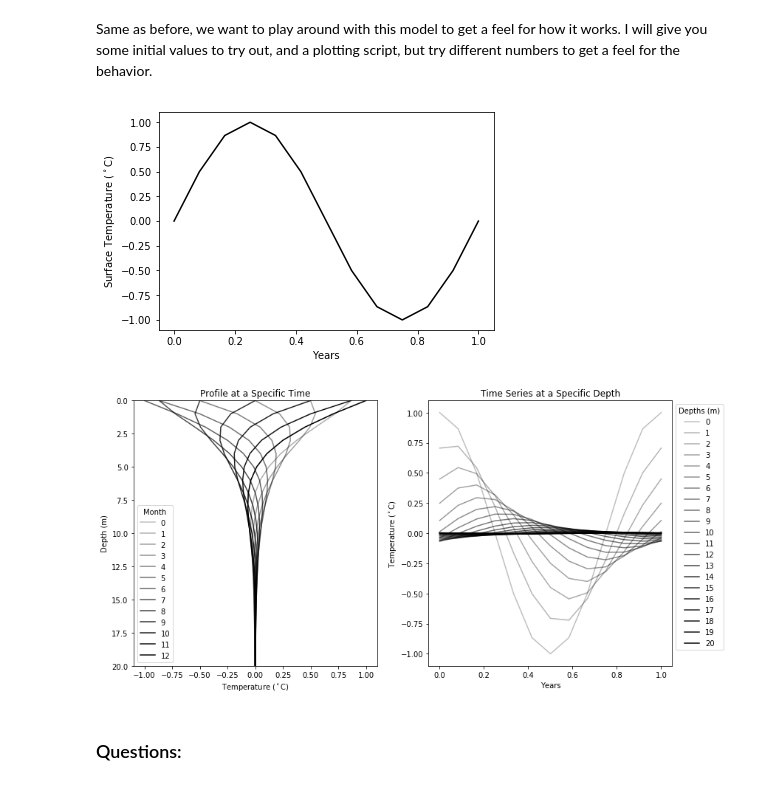
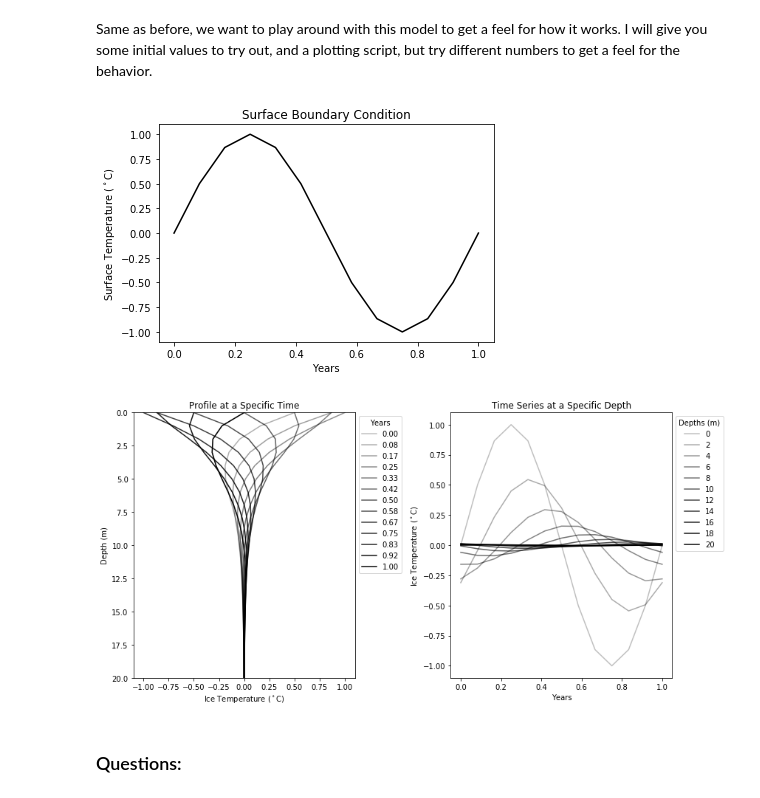
Before and after one commit to benhills/HeatTransfer_Teaching, a Jupyter notebook: HeatTransfer_ESS431.ipynb, the cells around one changed output. Cells and saved outputs as stored; diff of their text form; code cells hidden in the pictures.

Commit message:
Change some plotting parameters to make the flow easier.

```diff
--- a/HeatTransfer_ESS431.ipynb
+++ b/HeatTransfer_ESS431.ipynb
@@ -28,8 +28,10 @@ import matplotlib.pyplot as plt
 # %%
 ### Don't Change ###
 
+spy  = 60.*60.*24.*365.24    # seconds per year (s yr-1)
 # Analytical solution for the surface perturbation
 def surfacePerturbation(T0,dT,t,z,alpha):
+    t *= spy
     from scipy.special import erfc
     # equation 2.4-7 from Carslaw and Jaegar (1959)
     T = T0 + dT*erfc(abs(z)/(2.*np.sqrt(alpha*t)))
@@ -42,8 +44,7 @@ Try running this function and making a figure! Everything is set up for you belo
 # Set up the problem with these constants
 T0 = 0.                      # Initial Temperature
 dT = 1.                      # Temperature Change
-spy  = 60.*60.*24.*365.24    # seconds per year (s yr-1)
-t = 1*spy                    # time in years
+t = 1.                       # time in years
 zs = np.arange(0,100,0.1)    # a set of distances
 alpha = 1.09e-6              # Thermal Diffusivity of Ice (m2 s-1), if you change this the actual value is 1.09e-6
 
@@ -86,62 +87,66 @@ def harmonicSurface(T0,Ta,t,z,omega,alpha=alpha):
     omega *= 2.*np.pi
     alpha *= spy
     # equation 2.6-8 from Carslaw and Jaegar (1959)
-    T = T0 + Ta * np.exp(-z*np.sqrt(omega/(2.*alpha))) * np.cos((omega*t)-z*np.sqrt(omega/(2*alpha)))
+    T = T0 + Ta * np.exp(-z*np.sqrt(omega/(2.*alpha))) * np.sin((omega*t)-z*np.sqrt(omega/(2*alpha)))
     return T
 # %% [markdown]
 Same as before, we want to play around with this model to get a feel for how it works. I will give you some initial values to try out, and a plotting script, but try different numbers to get a feel for the behavior.
 # %%
 ### Please Change! ###
 
 # Set up the problem with these constants
 T0 = 0.                       # mean temperature
 Ta = 1.                       # amplitude of temperature variations
 ts = np.linspace(0,1,13)      # time in years (13 so that we plot one profile for each month and an extra for '0')
 zs = np.arange(0,21,1)        # a set of distances in meters
 omega = 1.                    # frequency of oscillation (cycles per yr)
 
+n_profiles = 10               # number of profiles to plot
+
 #########################################################################################
 
 ### Don't Change ###
 
 # First we should plot our surface boundary condition
+
+plt.figure()
+plt.title('Surface Boundary Condition')
 plt.plot(ts,T0+Ta*np.sin(2.*np.pi*omega*ts),'k');
 plt.ylabel('Surface Temperature ($^\circ$C)')
 plt.xlabel('Years');
+
+# Then plot the Ice Temperatures
+
+plt.figure(figsize=(12,6))
+ax1 = plt.subplot(121)
+# Run and plot for all the times
+for t in ts[::len(ts)/n_profiles]:
+    # Run the function
+    T = harmonicSurface(T0,Ta,t,zs,omega)
+    # Plot
+    plt.plot(T,zs,'k',alpha=0.25+0.75*(t/max(ts)),label='%.2f'%(t))
+
+plt.legend(title='Years',bbox_to_anchor=(1, 1))
+plt.ylabel('Depth (m)');
+plt.xlabel('Ice Temperature ($^\circ$C)');
+plt.ylim(max(zs),min(zs));
+plt.title('Profile at a Specific Time')
+
+ax2 = plt.subplot(122)
+# Plot the time series for all depths
+for z in zs[::len(zs)/n_profiles]:
+    T = harmonicSurface(T0,Ta,ts,z,omega)
+    # Plot
+    plt.plot(ts,T,'k',alpha=0.25+0.75*float(z)/max(zs),label='%.0f'%z)
+
+plt.legend(title='Depths (m)',bbox_to_anchor=(1, 1))
+plt.ylabel('Ice Temperature ($^\circ$C)');
+plt.xlabel('Years');
+plt.title('Time Series at a Specific Depth');
+plt.tight_layout()
 # %% [output]
-[figure, old version]
+[figure, new version]
+[figure, added]
-# %%
-### Don't Change ###
-
-plt.figure(figsize=(12,6))
-ax1 = plt.subplot(121)
-# Run and plot for all the times
-for t in ts:
-    # Run the function
-    T = harmonicSurface(T0,Ta,t,zs,omega)
-    # Plot
-    plt.plot(T,zs,'k',alpha=0.25+0.75*(t/max(ts)),label='%.0f'%(t*12))
-
-plt.legend(title='Month')
-plt.ylabel('Depth (m)');
-plt.xlabel('Temperature ($^\circ$C)');
-plt.ylim(max(zs),min(zs));
-plt.title('Profile at a Specific Time')
-
-ax2 = plt.subplot(122)
-# Plot the time series for all depths
-for z in zs:
-    T = harmonicSurface(T0,Ta,ts,z,omega)
-    # Plot
-    plt.plot(ts,T,'k',alpha=0.25+0.75*float(z)/max(zs),label='%.0f'%z)
-
-plt.legend(title='Depths (m)',bbox_to_anchor=(1, 1))
-plt.ylabel('Temperature ($^\circ$C)');
-plt.xlabel('Years');
-plt.title('Time Series at a Specific Depth');
-plt.tight_layout()
-# %% [output]
-[figure, removed]
 # %% [markdown]
 ### Questions:
 # %% [markdown]
```
Also changed, not shown: parts of 4 cells of this notebook.
